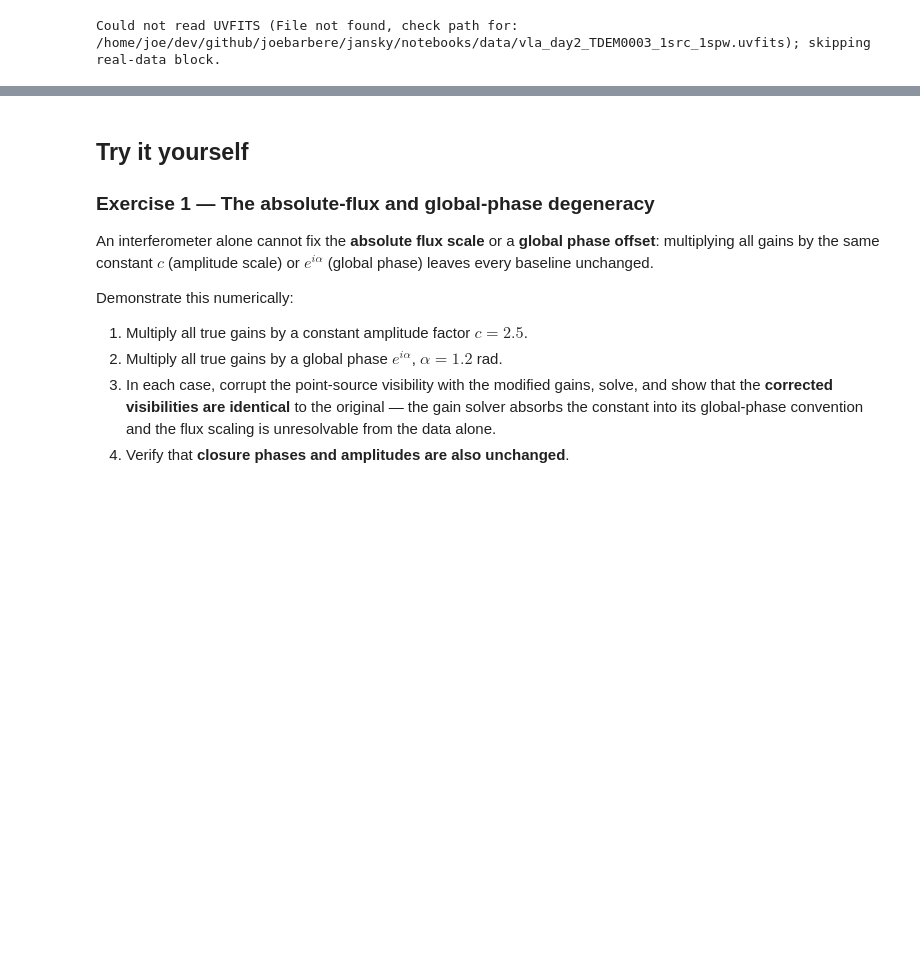
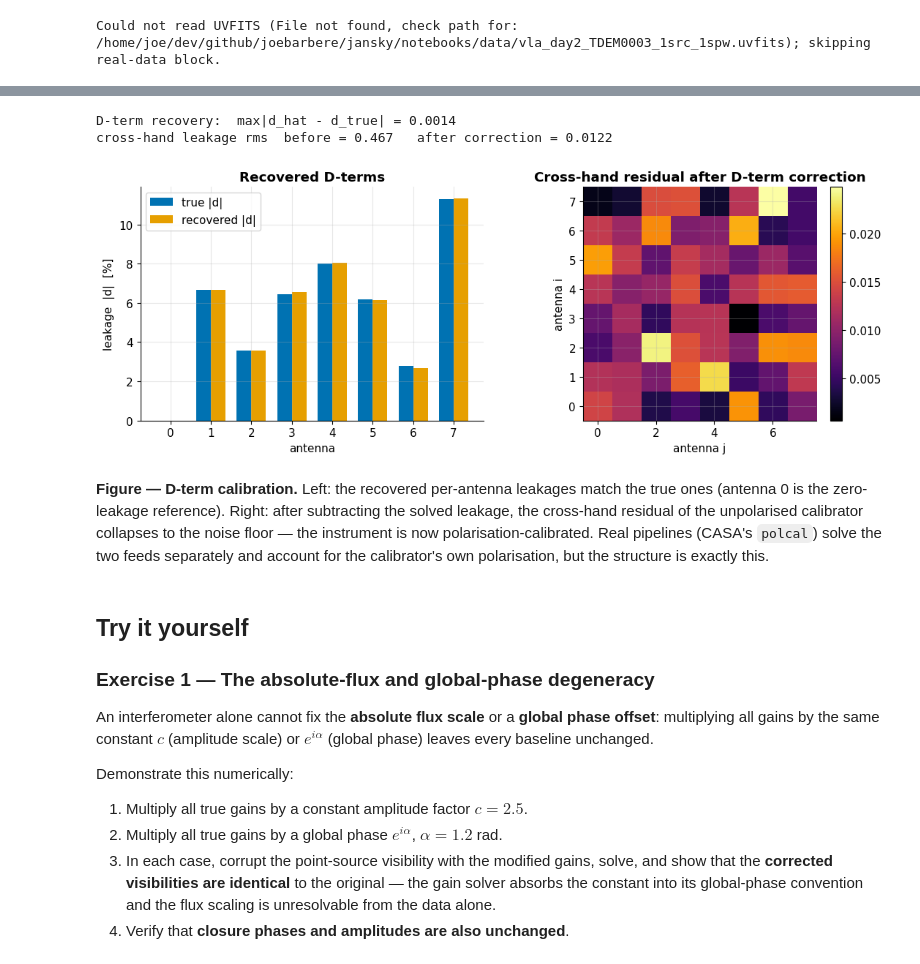
Before and after one commit to joebarbere/jansky, a Jupyter notebook: notebooks/41_practical_calibration.ipynb, the cells around one changed output, grey strips where cells are left out. Cells and saved outputs as stored; diff of their text form; code cells hidden in the pictures; blank space fills up the shorter version.

```diff
--- a/notebooks/41_practical_calibration.ipynb
+++ b/notebooks/41_practical_calibration.ipynb
@@ -898,3 +918,53 @@ Could not read UVFITS (File not found, check path for: /home/joe/dev/github/joeb
+# %%
+# Polarisation leakage: the cross-hand visibilities of an UNPOLARISED calibrator are
+# pure instrumental leakage -- solve them just like the gains.
+from jansky.interferometry import apply_leakage, solve_leakage
+
+rng_pol = np.random.default_rng(41)
+N_pol = 8
+stokes_I = 5.0  # an unpolarised calibrator: Stokes I only (Q = U = V = 0)
+
+# True per-antenna leakages: a few percent; reference antenna 0 = 0 (the gauge).
+d_true = 0.05 * (rng_pol.normal(size=N_pol) + 1j * rng_pol.normal(size=N_pol))
+d_true[0] = 0.0
+
+V_RL = apply_leakage(stokes_I, d_true)                 # measured cross-hand (pure leakage)
+noise = 0.01 * (rng_pol.normal(size=V_RL.shape) + 1j * rng_pol.normal(size=V_RL.shape))
+d_hat = solve_leakage(V_RL + noise, stokes_I)          # recover the D-terms
+residual = (V_RL + noise) - apply_leakage(stokes_I, d_hat)
+
+off = ~np.eye(N_pol, dtype=bool)
+print(f"D-term recovery:  max|d_hat - d_true| = {np.max(np.abs(d_hat - d_true)):.4f}")
+print(f"cross-hand leakage rms  before = {np.std((V_RL + noise)[off]):.3f}"
+      f"   after correction = {np.std(residual[off]):.4f}")
+
+fig, axes = plt.subplots(1, 2, figsize=(11, 4.2))
+ax = axes[0]
+x = np.arange(N_pol)
+ax.bar(x - 0.18, np.abs(d_true) * 100, width=0.36, label="true |d|")
+ax.bar(x + 0.18, np.abs(d_hat) * 100, width=0.36, label="recovered |d|")
+ax.set_xlabel("antenna")
+ax.set_ylabel("leakage  |d|  [%]")
+ax.set_title("Recovered D-terms")
+ax.legend()
+ax = axes[1]
+im = ax.imshow(np.abs(residual), aspect="equal")
+fig.colorbar(im, ax=ax, fraction=0.046, pad=0.04)
+ax.set_title("Cross-hand residual after D-term correction")
+ax.set_xlabel("antenna j")
+ax.set_ylabel("antenna i")
+fig.tight_layout()
+plt.show()
+# %% [output]
+D-term recovery:  max|d_hat - d_true| = 0.0014
+cross-hand leakage rms  before = 0.467   after correction = 0.0122
+[figure, added]
+# %% [markdown]
+**Figure — D-term calibration.** Left: the recovered per-antenna leakages match the true ones
+(antenna 0 is the zero-leakage reference). Right: after subtracting the solved leakage, the
+cross-hand residual of the unpolarised calibrator collapses to the noise floor — the instrument
+is now polarisation-calibrated. Real pipelines (CASA's `polcal`) solve the two feeds separately
+and account for the calibrator's own polarisation, but the structure is exactly this.
 # %% [markdown]
 ## Try it yourself
 
```
Also changed, not shown: parts of 1 cell of this notebook, 3 other files.
